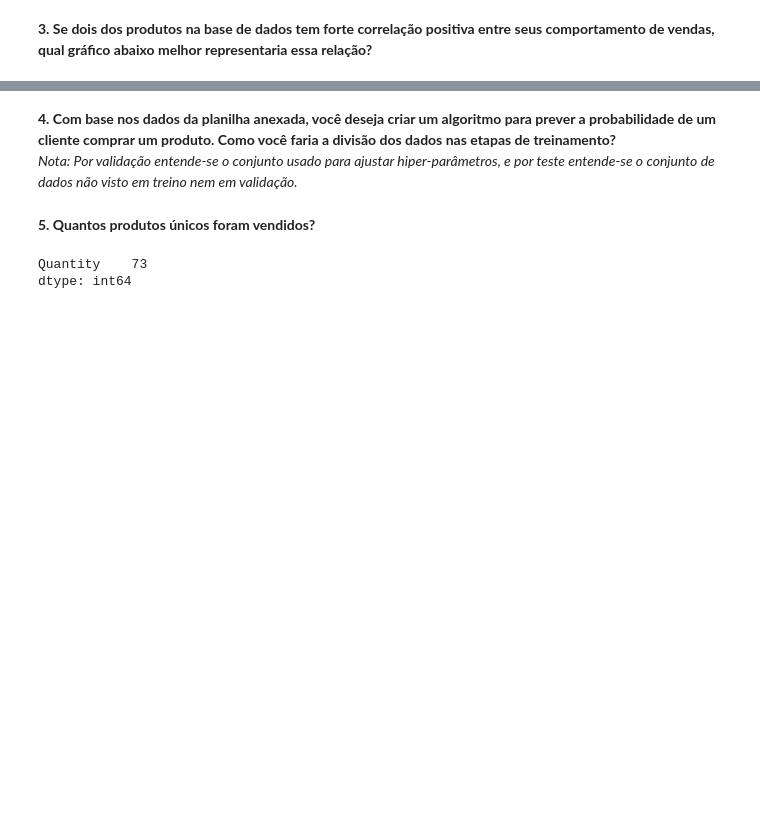
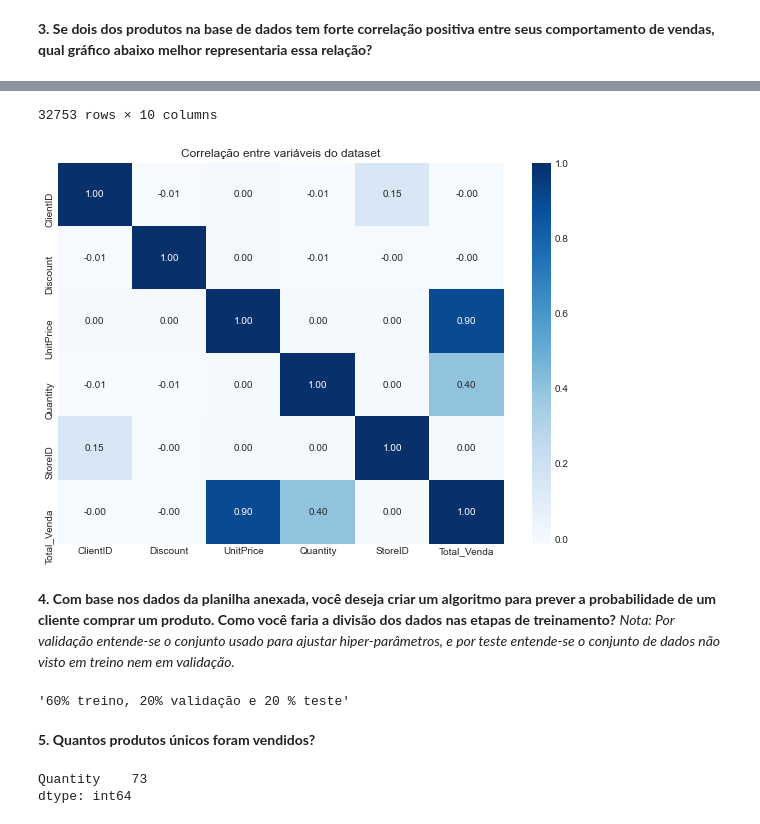
Before and after one commit to erivandosena/Notebook_DataScience, a Jupyter notebook: Notebook_BIX_Teste.ipynb, the cells around one changed output, grey strips where cells are left out. Drawn from its saved outputs; the diff is of its cells as text; code cells hidden in the pictures; blank space fills up the shorter version.

```diff
--- a/Notebook_BIX_Teste.ipynb
+++ b/Notebook_BIX_Teste.ipynb
@@ -56,0 +151,14 @@ Validar dados com área de negócio, Análise Exploratória de Dados (EDA), Sepa
+# %%
+display(df_corr)
+df_corr.dtypes
+
+correlacao = df_corr.corr()
+#plotar correlação
+plt.figure(figsize=(10, 7))
+sns.heatmap(df_corr.corr(),
+            annot = True,
+            fmt = '.2f',
+            cmap='Blues')
+plt.title('Correlação entre variáveis do dataset')
+plt.show()
+# %% [output]
@@ -57,6 +177,11 @@ Validar dados com área de negócio, Análise Exploratória de Dados (EDA), Sepa
+32753 rows × 10 columns
+[figure, added]
 # %% [markdown]
-**4. Com base nos dados da planilha anexada, você deseja criar um algoritmo para prever a probabilidade de um cliente comprar um produto. Como você faria a divisão dos dados nas etapas de treinamento?**
-*Nota: Por validação entende-se o conjunto usado para ajustar hiper-parâmetros, e por teste entende-se o conjunto de dados não visto em treino nem em validação.*
+**4. Com base nos dados da planilha anexada, você deseja criar um algoritmo para prever a probabilidade de um cliente comprar um produto. Como você faria a divisão dos dados nas etapas de treinamento?**  *Nota: Por validação entende-se o conjunto usado para ajustar hiper-parâmetros, e por teste entende-se o conjunto de dados não visto em treino nem em validação.*
+# %%
+display('60% treino, 20% validação e 20 % teste')
+# %% [output]
+'60% treino, 20% validação e 20 % teste'
 # %% [markdown]
 **5. Quantos produtos únicos foram vendidos?**
 # %%
```
Also changed, not shown: parts of 50 cells of this notebook.
